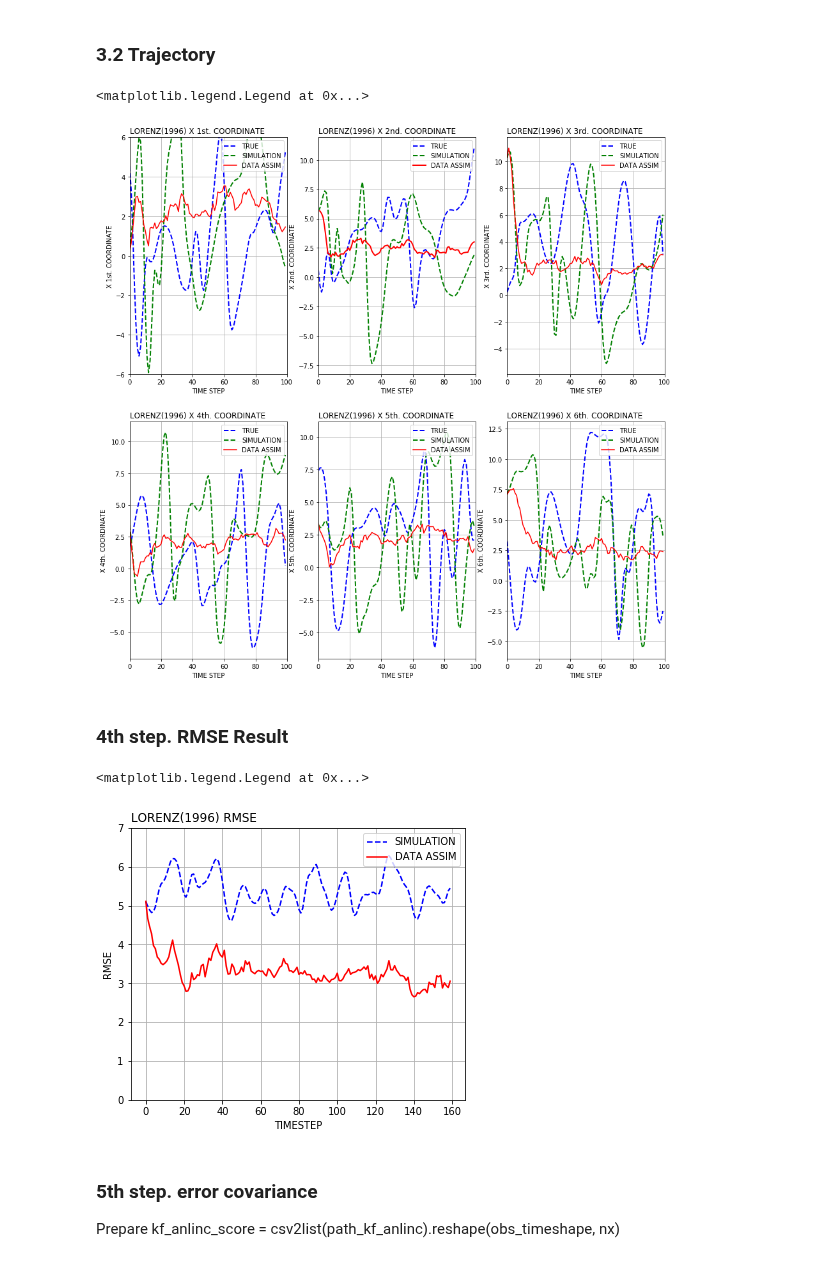
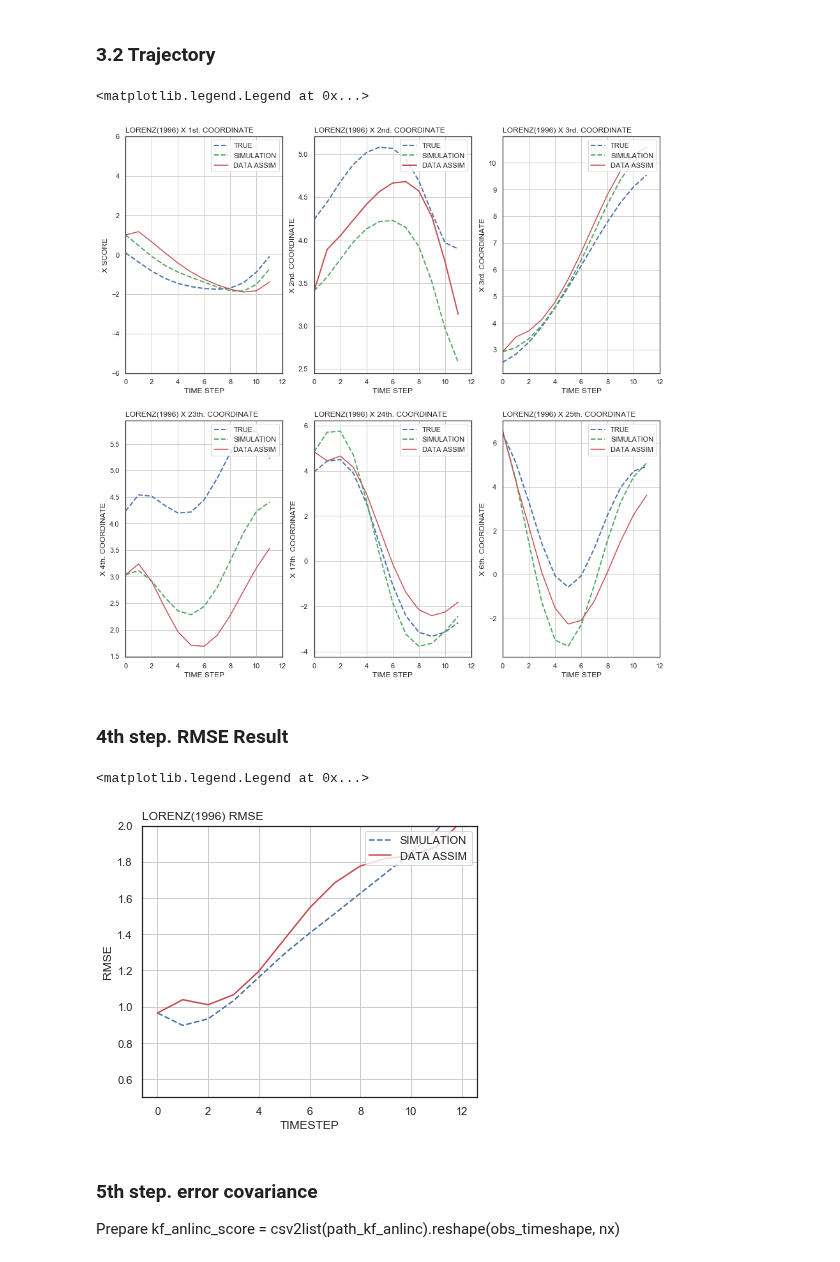
Before and after one commit to Toyo-Daichi/DA_basic, a Jupyter notebook: exp_view.ipynb, the cells around one changed output. Saved outputs shown, nothing was run; the diff lists cells and outputs as text; code cells hidden in the pictures.

```diff
--- a/exp_view.ipynb
+++ b/exp_view.ipynb
@@ -185,9 +185,9 @@ nx = 40
 
 # obs
 #ny = int(nx/obs_xintv)
-ny = 6
+ny = 1
 
-stepday = 40
+stepday = 3
 timestep = stepday*day_tintv
 
 timeshape = init_step + timestep
@@ -205,7 +205,6 @@ path_kf = outdir + 'normal_KF_anl_score_' + str(nx) + 'ndim.csv'
 path_kf_anlinc = outdir + 'normal_KF_anlinc_' + str(nx) + 'ndim.csv'
 path_kf_errcov = outdir + 'normal_KF_errcov_' + str(nx) + 'ndim.csv'
 
-
 """Ensemble KF data set (basic is EnSRF.) """
 mems = 1000
 path_enkf = outdir + 'normal_EnKF' + str(mems) + 'm_anl_score_' + str(nx) + 'ndim.csv'
@@ -315,14 +331,14 @@ cbar = plt.colorbar(_cbar)
 ### 3.2 Trajectory
 # %%
 fig, ax = plt.subplots(2, 3, figsize=(15,15))
-time_length = 100
+time_length = 12
 x_coord = np.arange(time_length)
 obs_x_coord = np.arange(1,time_length, obs_tintv)
 
 # ax[0,0] = X 1st. COORDINATE
 first= ax[0,0]
 first.set_xlabel('TIME STEP')
-first.set_ylabel('X 1st. COORDINATE')
+first.set_ylabel('X SCORE')
 first.set_xlim(0, time_length)
 first.set_ylim(-6, 6)
 first.set_title('LORENZ(1996) X 1st. COORDINATE', loc='left')
@@ -364,47 +380,47 @@ third.legend(loc='upper right')
 # ax[1,0] = X 4th. COORDINATE
 first= ax[1,0]
 first.set_xlabel('TIME STEP')
 first.set_ylabel('X 4th. COORDINATE')
 first.set_xlim(0, time_length)
 #first.set_ylim(-6, 6)
-first.set_title('LORENZ(1996) X 4th. COORDINATE', loc='left')
-first.plot(x_coord, true_score[0:time_length, 3], lw=2.0, ls="--", color='b', label='TRUE')
-first.plot(x_coord, sim_score[0:time_length, 3], lw=2.0, ls="--", color='g', label='SIMULATION')
-first.plot(x_coord, kf_anl_score[0:time_length, 3], ls="-", color='r', label='DATA ASSIM')
+first.set_title('LORENZ(1996) X 23th. COORDINATE', loc='left')
+first.plot(x_coord, true_score[0:time_length, obs_point-2], lw=2.0, ls="--", color='b', label='TRUE')
+first.plot(x_coord, sim_score[0:time_length, obs_point-2], lw=2.0, ls="--", color='g', label='SIMULATION')
+first.plot(x_coord, kf_anl_score[0:time_length, obs_point-2], ls="-", color='r', label='DATA ASSIM')
 #first.scatter(obs_x_coord, obs_score[0:time_length-1, 3], marker='*',  s=35, alpha=0.5, edgecolor='k', label='OBS')
 first.grid()
 first.legend(loc='upper right')
 
 # ax[1,1] = X 5th. COORDINATE
 sec= ax[1,1]
 sec.set_xlabel('TIME STEP')
-sec.set_ylabel('X 5th. COORDINATE')
+sec.set_ylabel('X 17th. COORDINATE')
 sec.set_xlim(0, time_length)
 #sec.set_ylim(-6, 6)
-sec.set_title('LORENZ(1996) X 5th. COORDINATE', loc='left')
-sec.plot(x_coord, true_score[0:time_length, 4], lw=2.0, ls="--", color='b', label='TRUE')
-sec.plot(x_coord, sim_score[0:time_length, 4], lw=2.0, ls="--", color='g', label='SIMULATION')
-sec.plot(x_coord, kf_anl_score[0:time_length, 4], ls="-", color='r', label='DATA ASSIM')
+sec.set_title('LORENZ(1996) X 24th. COORDINATE', loc='left')
+sec.plot(x_coord, true_score[0:time_length, obs_point], lw=2.0, ls="--", color='b', label='TRUE')
+sec.plot(x_coord, sim_score[0:time_length, obs_point], lw=2.0, ls="--", color='g', label='SIMULATION')
+sec.plot(x_coord, kf_anl_score[0:time_length, obs_point], ls="-", color='r', label='DATA ASSIM')
 #sec.scatter(obs_x_coord, obs_score[0:time_length-1, 4], marker='*',  s=35, alpha=0.5, edgecolor='k', label='OBS')
 sec.grid()
 sec.legend(loc='upper right')
 
 # ax[1,2] = X 6th. COORDINATE
 third= ax[1, 2]
 third.set_xlabel('TIME STEP')
 third.set_ylabel('X 6th. COORDINATE')
 third.set_xlim(0, time_length)
 #third.set_ylim(-6, 6)
-third.set_title('LORENZ(1996) X 6th. COORDINATE', loc='left')
-third.plot(x_coord, true_score[0:time_length, 5], lw=2.0, ls="--", color='b', label='TRUE')
-third.plot(x_coord, sim_score[0:time_length, 5], lw=2.0, ls="--", color='g', label='SIMULATION')
-third.plot(x_coord, kf_anl_score[0:time_length, 5], ls="-", color='r', label='DATA ASSIM')
+third.set_title('LORENZ(1996) X 25th. COORDINATE', loc='left')
+third.plot(x_coord, true_score[0:time_length, obs_point+1], lw=2.0, ls="--", color='b', label='TRUE')
+third.plot(x_coord, sim_score[0:time_length, obs_point+1], lw=2.0, ls="--", color='g', label='SIMULATION')
+third.plot(x_coord, kf_anl_score[0:time_length, obs_point+1], ls="-", color='r', label='DATA ASSIM')
 #third.scatter(obs_x_coord, obs_score[0:time_length-1, 5], marker='*',  s=35, alpha=0.5, edgecolor='k', label='OBS')
 third.grid()
 third.legend(loc='upper right')
 # %% [output]
 <matplotlib.legend.Legend at 0x...>
-[figure, old version]
+[figure, new version]
 # %% [markdown]
 ### 4th step. RMSE Result
 # %%
@@ -421,12 +437,12 @@ rmse_draw.plot(time_list[0:time_length], rmse_anl_list[0][0:time_length], ls="-"
 rmse_draw.set_xlabel('TIMESTEP')
 rmse_draw.set_ylabel('RMSE')
 rmse_draw.set_title('LORENZ(1996) RMSE', loc='left')
-rmse_draw.set_ylim(0,7)
+rmse_draw.set_ylim(0.5,2.0)
 rmse_draw.grid()
 rmse_draw.legend(loc='upper right')
 # %% [output]
 <matplotlib.legend.Legend at 0x...>
-[figure, old version]
+[figure, new version]
 # %% [markdown]
 ### 5th step. error covariance
 Prepare kf_anlinc_score = csv2list(path_kf_anlinc).reshape(obs_timeshape, nx)
```
Also changed, not shown: parts of 7 cells of this notebook, 2 other files.
